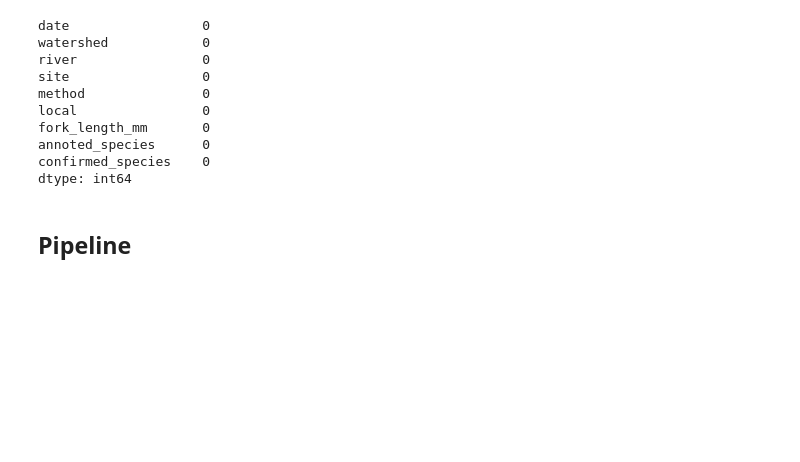
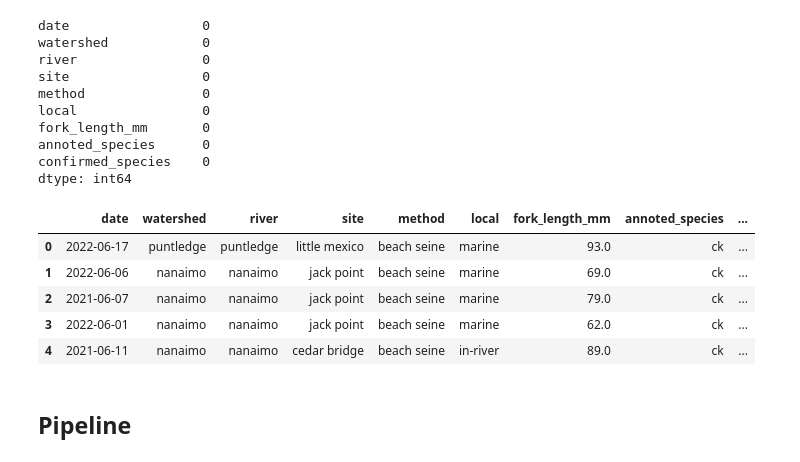
Before and after one commit to brahmwg/Bottlenecks_MDS_Capstone, a Jupyter notebook: imputation_model/model_training.ipynb, the cells around one changed output. Drawn from its saved outputs; the diff is of its cells as text; code cells hidden in the pictures; blank space fills up the shorter version.

```diff
--- a/imputation_model/model_training.ipynb
+++ b/imputation_model/model_training.ipynb
@@ -62,6 +62,15 @@ df_sampled = df_clean[df_clean['confirmed_species'] == 'chinook'].sample(n=300,
 others_combined = df_clean[df_clean['confirmed_species'].isin(["coho", "steelhead"])]
 df_sampled = pd.concat([df_sampled, others_combined], axis=0)
 df_sampled = df_sampled.reset_index(drop=True)
+# %%
+df_sampled.head()
+# %% [output]
+|  | date | watershed | river | site | method | local | fork_length_mm | annoted_species | ... |
+| 0 | 2022-06-17 | puntledge | puntledge | little mexico | beach seine | marine | 93.0 | ck | ... |
+| 1 | 2022-06-06 | nanaimo | nanaimo | jack point | beach seine | marine | 69.0 | ck | ... |
+| 2 | 2021-06-07 | nanaimo | nanaimo | jack point | beach seine | marine | 79.0 | ck | ... |
+| 3 | 2022-06-01 | nanaimo | nanaimo | jack point | beach seine | marine | 62.0 | ck | ... |
+| 4 | 2021-06-11 | nanaimo | nanaimo | cedar bridge | beach seine | in-river | 89.0 | ck | ... |
 # %% [markdown]
 ## Pipeline
 # %%
```
Also changed, not shown: parts of 3 cells of this notebook.
